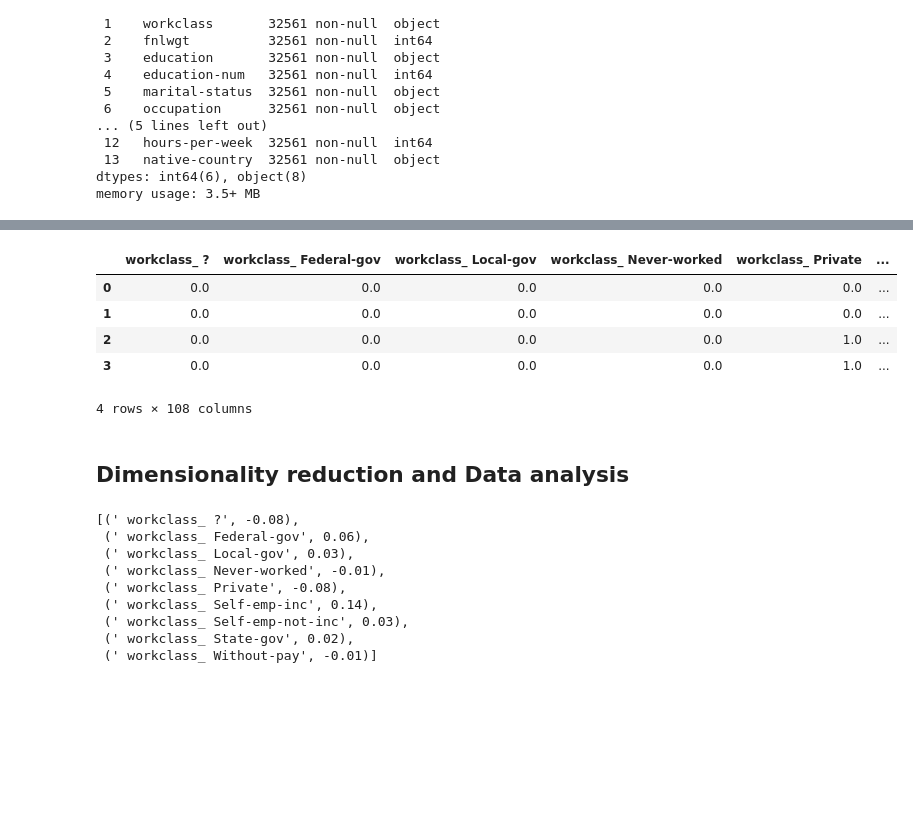
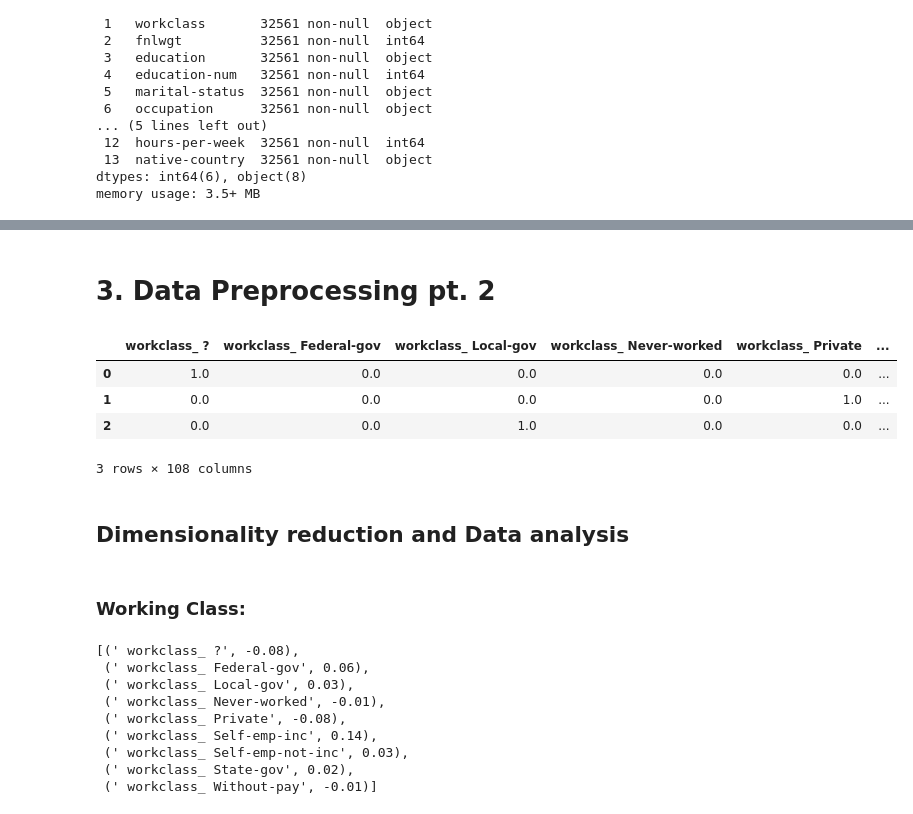
Before and after one commit to kklimov1/Income_Classification_Analysis, a Jupyter notebook: analysis_clf.ipynb, the cells around one changed output, grey strips where cells are left out. Cells and saved outputs as stored; diff of their text form; code cells hidden in the pictures; blank space fills up the shorter version.

```diff
--- a/analysis_clf.ipynb
+++ b/analysis_clf.ipynb
@@ -19,5 +36,6 @@ warnings.simplefilter(action='ignore', category=FutureWarning)
 # %%
-df=pd.read_csv('income_evaluation.csv')
-y_train=df[' income']
+[df.rename(columns={col: col.split(' ')[-1]}, inplace=True) for col in df.columns]
+y_train=df['income']
 y_train=y_train==' >50K' #Make the output a boolean
-X_train=df.drop([' income'], axis=1)
+X_train=df.drop(['income'], axis=1)
+df.columns
@@ -23,0 +48,4 @@ X_train=df.drop([' income'], axis=1)
+# %%
+#We will use k-fold cross validation for most classifiers, but will leave a small hold-out test set nonetheless
+X_train, X_test, y_train, y_test = train_test_split(X_train, y_train, stratify=y_train, test_size=.15, random_state=41)
+[set_df.reset_index(drop=True, inplace=True) for set_df in [X_train, X_test, y_train, y_test]] #Let's reset the index for every set
@@ -51,0 +99,3 @@ memory usage: 3.5+ MB
+# %%
+list_nums=[column for column in X_train.columns if X_train[column].dtype==np.dtype('int')]
+list_objs=[column for column in X_train.columns if X_train[column].dtype==np.dtype('O')]
@@ -52,3 +218,5 @@ memory usage: 3.5+ MB
+# %% [markdown]
+# 3. Data Preprocessing pt. 2
 # %%
 #Use this for faster processing. We will be analyzing the columns however, so we will transform back to a dataframe.
 def ohe_to_array(df):
@@ -60,33 +228,37 @@ def ohe_to_array(df):
 # %%
 #Now we one-hot encode our data
 
-def ohe_to_df(df):
+def ohe_to_df(X_train, X_test):
     global list_objs, list_nums
-    list_nums=[column for column in df.columns if df[column].dtype==np.dtype('int')]
-    list_objs=[column for column in df.columns if df[column].dtype==np.dtype('O')]
+    list_nums=[column for column in X_train.columns if X_train[column].dtype==np.dtype('int')]
+    list_objs=[column for column in X_train.columns if X_train[column].dtype==np.dtype('O')]
     ohe=OneHotEncoder()
-    arr1_sparse=ohe.fit_transform(df[list_objs])
+    arr1_sparse=ohe.fit_transform(X_train[list_objs])
+    arr2_sparse=ohe.transform(X_test[list_objs])
     arr1=arr1_sparse.toarray()
+    arr2=arr2_sparse.toarray()
     df1=pd.DataFrame(arr1, columns=ohe.get_feature_names())
-    df=pd.merge(df1,df[list_nums], left_index=True, right_index=True)
-    return df
+    df2=pd.DataFrame(arr2, columns=ohe.get_feature_names())
+    X_train=pd.merge(df1,X_train[list_nums], left_index=True, right_index=True)
+    X_test=pd.merge(df2,X_test[list_nums], left_index=True, right_index=True)
+    return X_train, X_test
 
-def rename_columns(df):
-    for i in df.columns:
+def rename_columns(X_train, X_test):
+    for i in X_train.columns:
         if len(i.split('_'))>1:
             try:
                 index=int(i.split('_')[0][-1])
-                df.rename(columns= { i : '{}_'.format(list_objs[index]) + i.split('_')[-1]} ,inplace=True)
+                X_train.rename(columns= { i : '{}_'.format(list_objs[index]) + i.split('_')[-1]} ,inplace=True)
+                X_test.rename(columns= { i : '{}_'.format(list_objs[index]) + i.split('_')[-1]} ,inplace=True)
             except Exception as x:
                 print(x)
 
-X_train=ohe_to_df(X_train)
-rename_columns(X_train)
-X_train.loc[0:3]
+X_train, X_test=ohe_to_df(X_train,X_test)
+rename_columns(X_train, X_test)
+X_train.iloc[0:3]
 # %% [output]
 |  | workclass_ ? | workclass_ Federal-gov | workclass_ Local-gov | workclass_ Never-worked | workclass_ Private | ... |
-| 0 | 0.0 | 0.0 | 0.0 | 0.0 | 0.0 | ... |
-| 1 | 0.0 | 0.0 | 0.0 | 0.0 | 0.0 | ... |
-| 2 | 0.0 | 0.0 | 0.0 | 0.0 | 1.0 | ... |
-| 3 | 0.0 | 0.0 | 0.0 | 0.0 | 1.0 | ... |
+| 0 | 1.0 | 0.0 | 0.0 | 0.0 | 0.0 | ... |
+| 1 | 0.0 | 0.0 | 0.0 | 0.0 | 1.0 | ... |
+| 2 | 0.0 | 0.0 | 1.0 | 0.0 | 0.0 | ... |
-4 rows × 108 columns
+3 rows × 108 columns
@@ -102,6 +271,8 @@ list_keywords=[' workclass_',' education_',' marital-status_', ' occupation_','
        ' hours-per-week']
 for i in list_keywords:
     dict_index[i]=[(ind, round(corr_arr[ind],2)) for ind in corr_arr.index if i in ind]
+# %% [markdown]
+### Working Class:
 # %%
 #Interestingly enough, whether or not someone is self employed in a corporate entity setting, is the best predictor of whether or not you will be payed more than $50K:
 dict_index[' workclass_']
```
Also changed, not shown: parts of 53 cells of this notebook.
